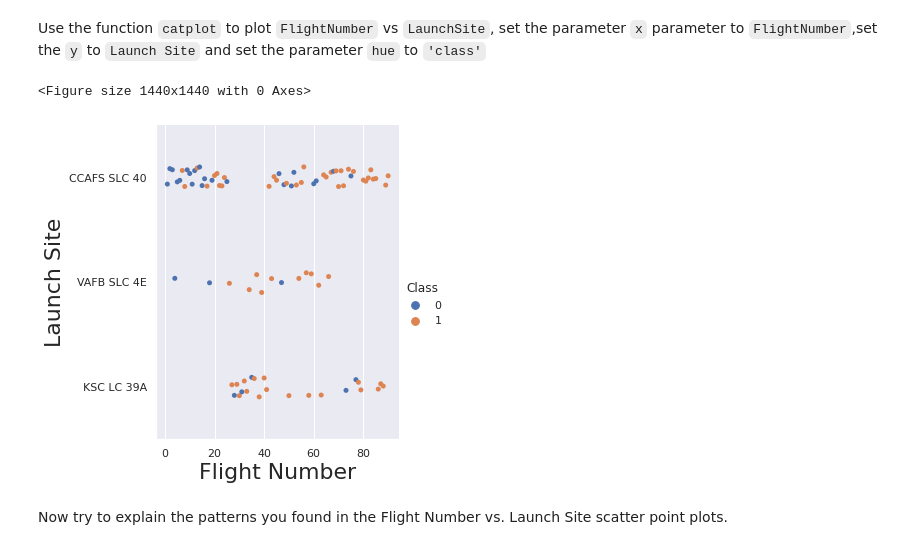
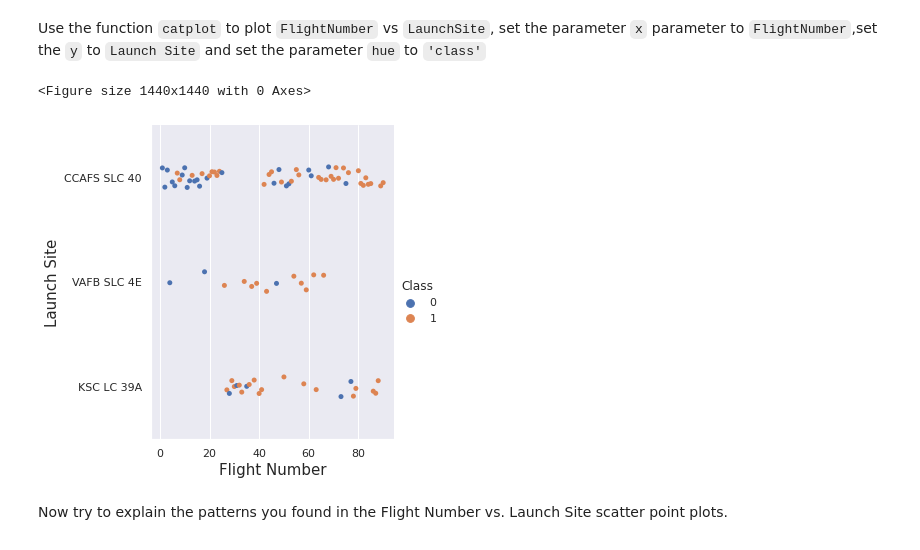
Before and after one commit to LucianPopaLVP/Applied-Data-Science-Capstone-Project---Space-X, a Jupyter notebook: EDA with Visualization.ipynb, the cells around one changed output. Drawn from its saved outputs; the diff is of its cells as text; code cells hidden in the pictures.

```diff
--- a/EDA with Visualization.ipynb
+++ b/EDA with Visualization.ipynb
@@ -85,14 +85,14 @@ Use the function <code>catplot</code> to plot <code>FlightNumber</code> vs <code
 # %%
 # Plot a scatter point chart with x axis to be Flight Number and y axis to be the launch site, and hue to be the class value
 sns.set_theme(color_codes=True)
 plt.figure(figsize=(20, 20))
-sns.catplot(x="FlightNumber", y="LaunchSite", hue="Class", data = df)
-plt.xlabel("Flight Number",fontsize=22)
-plt.ylabel("Launch Site",fontsize=22)
+sns.catplot(x="FlightNumber", y="LaunchSite", hue="Class", data = df, aspect=1)
+plt.xlabel("Flight Number",fontsize=15)
+plt.ylabel("Launch Site",fontsize=15)
 plt.show();
 # %% [output]
 <Figure size 1440x1440 with 0 Axes>
-[figure, old version]
+[figure, new version]
 # %% [markdown]
 Now try to explain the patterns you found in the Flight Number vs. Launch Site scatter point plots.
 # %% [markdown]
```
Also changed, not shown: parts of 2 cells of this notebook.
